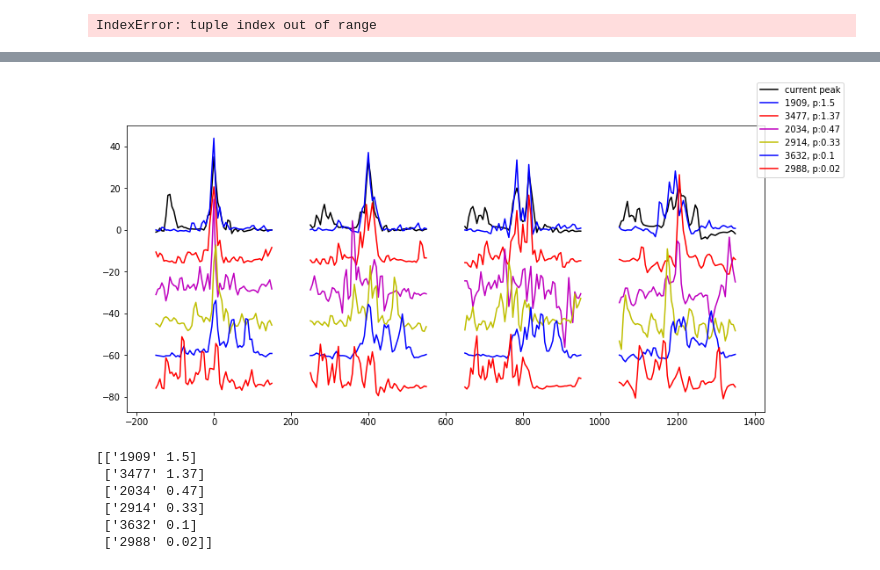
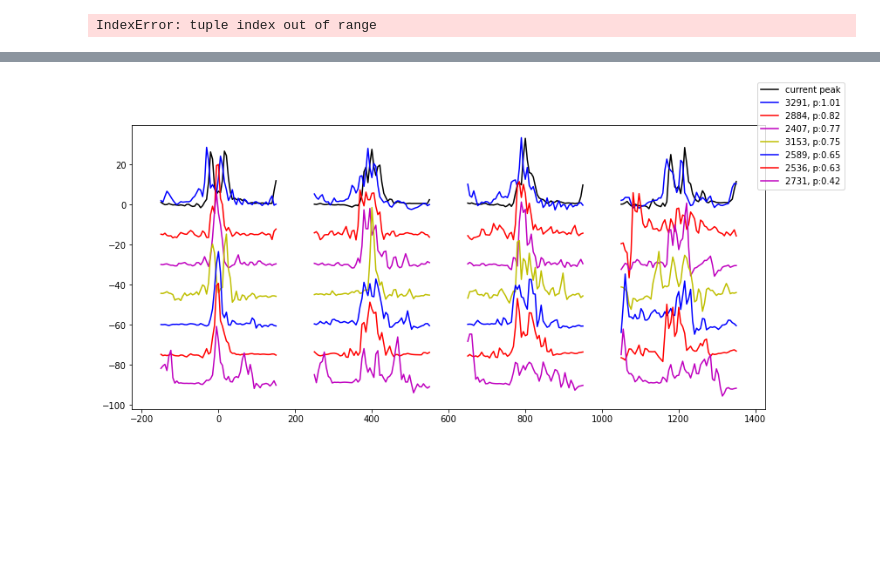
Before and after one commit to hkwang/COPS_analysis, a Jupyter notebook: dev/cops_xcorrelation_shp2_Script.ipynb, the cells around one changed output, grey strips where cells are left out. Saved outputs shown, nothing was run; the diff lists cells and outputs as text; code cells hidden in the pictures; blank space fills up the shorter version.

```diff
--- a/dev/cops_xcorrelation_shp2_Script.ipynb
+++ b/dev/cops_xcorrelation_shp2_Script.ipynb
@@ -78,6 +73,7 @@ a = int_seq_match(b, peak_table_dir = tb, cops_mode='HNCA')
 # %%
 %%time
-index = 14
+a = int_seq_match(b, peak_table_dir = tb, cops_mode='HNCA')
+index = 188
 print(tb['Assignment'][index])
 print(shifts_array[index])
 df, fig = a.find_best_matches(shifts_array[index], snr=25,gen_plot=True, verbose=False, sequential_mode=True)
@@ -89,14 +85,4 @@ Wall time: 92.8 ms
-[figure, old version]
+[figure, new version]
-# %%
-df['peak']=df['peak'].astype(str)
-print(df.to_numpy())
-# %% [output]
-[['1909' 1.5]
- ['3477' 1.37]
- ['2034' 0.47]
- ['2914' 0.33]
- ['3632' 0.1]
- ['2988' 0.02]]
 # %%
 %%time
 prediction = []
```
Also changed, not shown: parts of 9 cells of this notebook, 4 other files.
